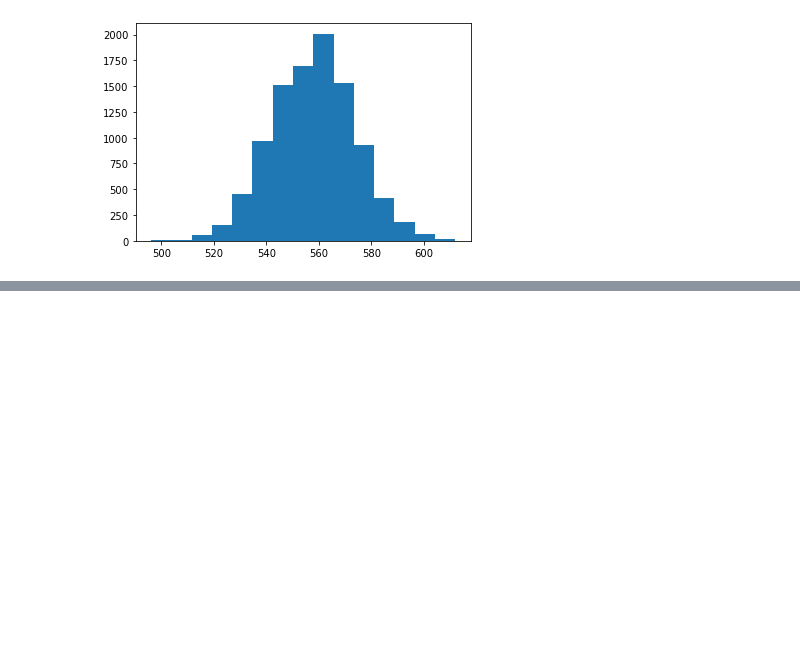
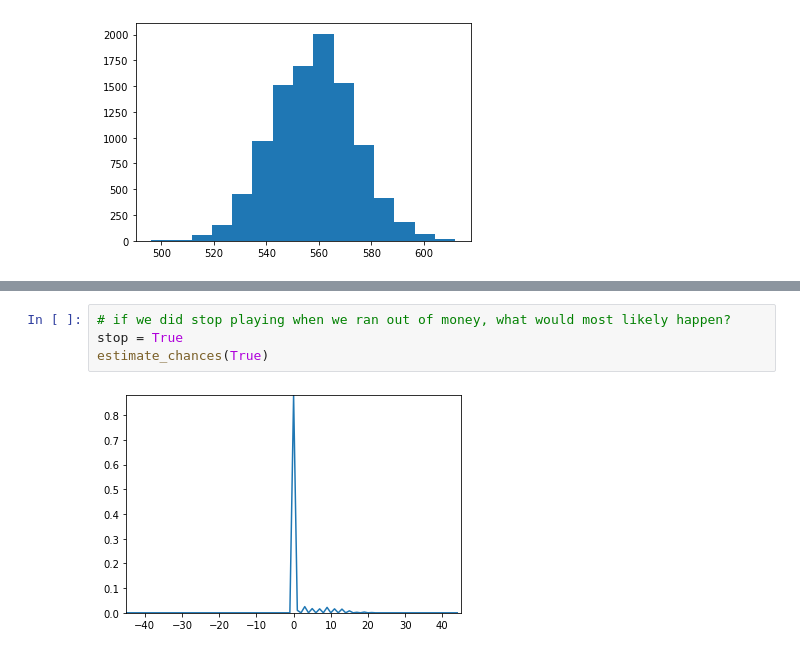
Before and after one commit to ivaturi/onepercent, a Jupyter notebook: ds/ds-from-scratch/sandbox.ipynb, the cells around one changed output, grey strips where cells are left out. Saved outputs shown, nothing was run; the diff lists cells and outputs as text; blank space fills up the shorter version.

```diff
--- a/ds/ds-from-scratch/sandbox.ipynb
+++ b/ds/ds-from-scratch/sandbox.ipynb
@@ -88,0 +128,6 @@ plt.show()
+# %%
+# if we did stop playing when we ran out of money, what would most likely happen?
+stop = True
+estimate_chances(True)
+# %% [output]
+[figure, added]
```
Also changed, not shown: parts of 4 cells of this notebook.
